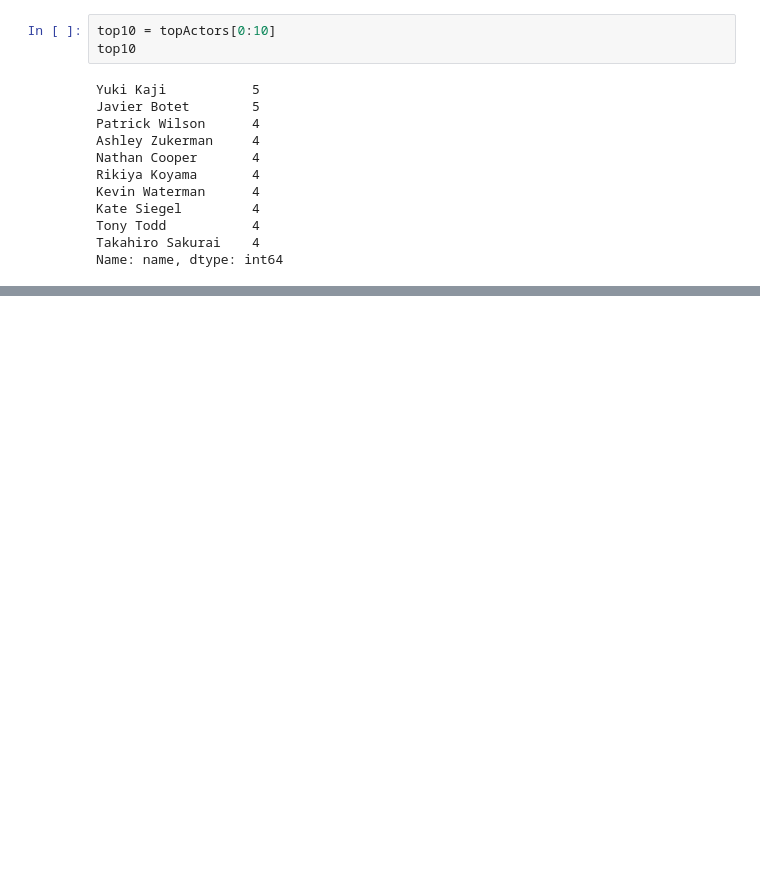
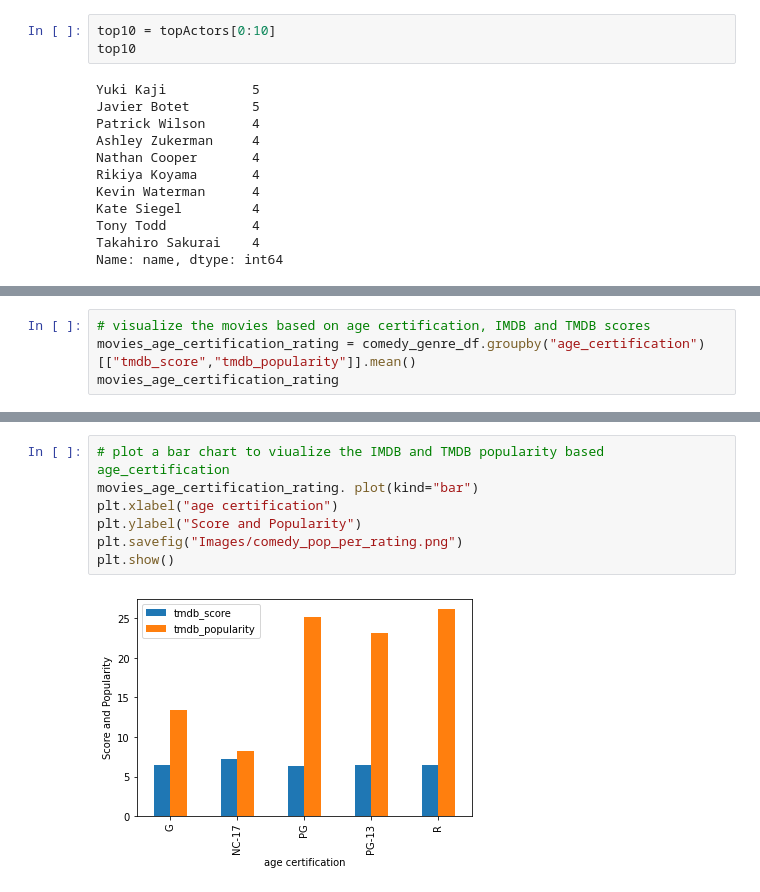
Before and after one commit to VedranaGATech/Project_1_Neflix_and_Chill, a Jupyter notebook: netflix.ipynb, the cells around one changed output, grey strips where cells are left out. Drawn from its saved outputs; the diff is of its cells as text; blank space fills up the shorter version.

```diff
--- a/netflix.ipynb
+++ b/netflix.ipynb
@@ -457,0 +547,4 @@ Text(0, 0.5, 'Number of Movies')
+# %%
+# visualize the movies based on age certification, IMDB and TMDB scores
+movies_age_certification_rating = comedy_genre_df.groupby("age_certification")[["tmdb_score","tmdb_popularity"]].mean()
+movies_age_certification_rating
@@ -457,0 +559,9 @@ Text(0, 0.5, 'Number of Movies')
+# %%
+# plot a bar chart to viualize the IMDB and TMDB popularity based age_certification
+movies_age_certification_rating. plot(kind="bar")
+plt.xlabel("age certification")
+plt.ylabel("Score and Popularity")
+plt.savefig("Images/comedy_pop_per_rating.png")
+plt.show()
+# %% [output]
+[figure, added]
```
Also changed, not shown: parts of 29 cells of this notebook, 12 other files.
